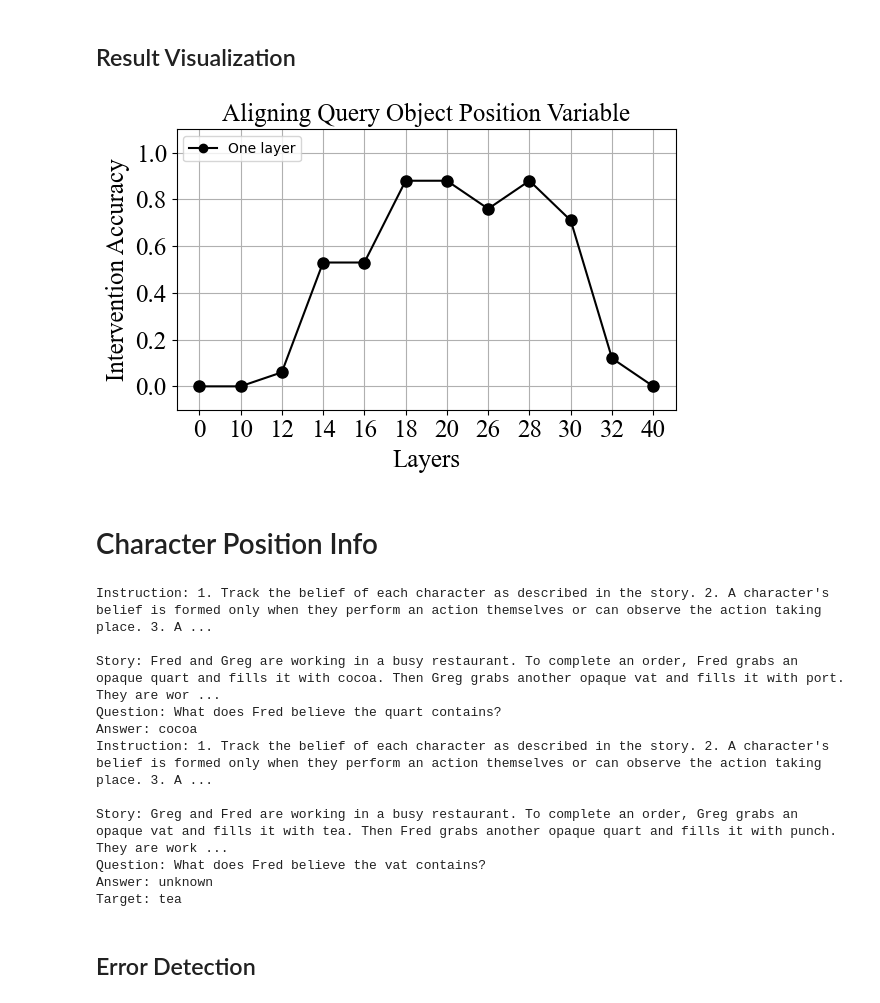
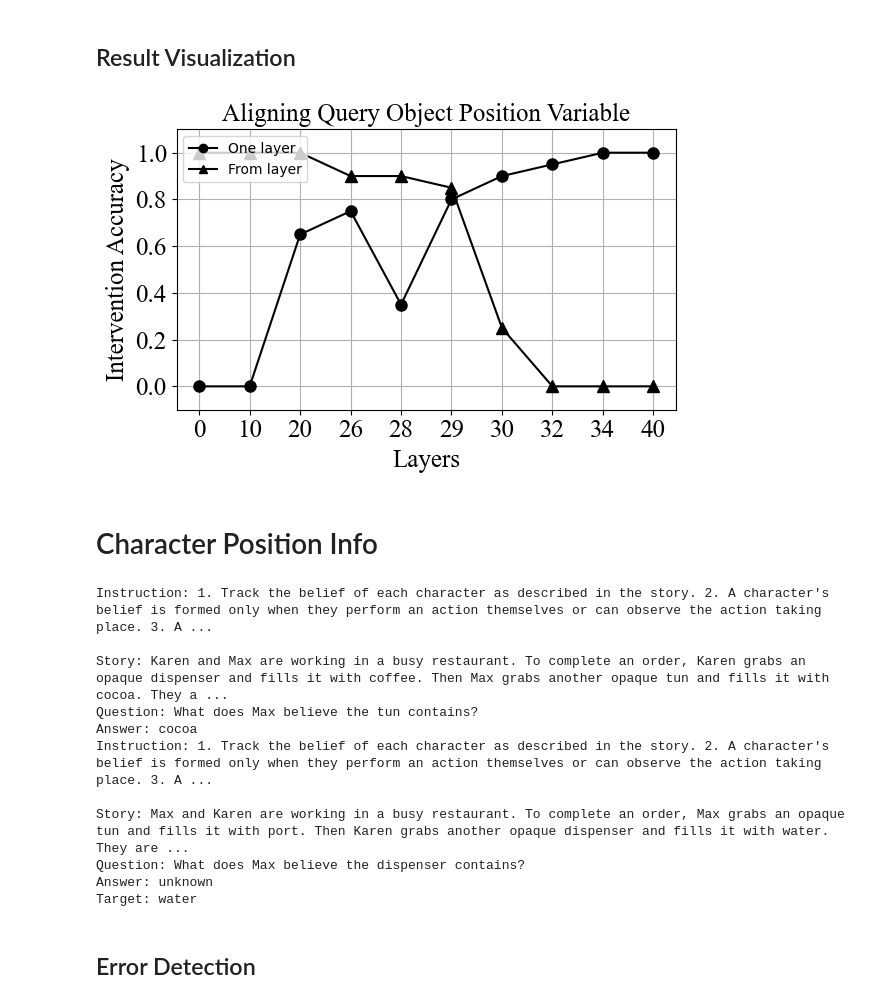
Before and after one commit to umango101/belief_tracking, a Jupyter notebook: notebooks/initial_worldstate_belief_ques.ipynb, the cells around one changed output. Saved outputs shown, nothing was run; the diff lists cells and outputs as text; code cells hidden in the pictures.

Commit message:
Belief mechanism with first object

```diff
--- a/notebooks/initial_worldstate_belief_ques.ipynb
+++ b/notebooks/initial_worldstate_belief_ques.ipynb
@@ -554,6 +546,9 @@ plot_data = {
     "y_label": "Intervention Accuracy",
 }
 
-all_characters = list(set(dataset[idx]['clean_characters'] + dataset[idx]['corrupt_characters']))
-all_objects = list(set(dataset[idx]['clean_objects'] + dataset[idx]['corrupt_objects']))
-all_states = list(set(dataset[idx]['clean_states'] + dataset[idx]['corrupt_states']))
+characters = list(set(dataset[idx]['clean_characters'] + dataset[idx]['corrupt_characters']))
+objects = list(set(dataset[idx]['clean_objects'] + dataset[idx]['corrupt_objects']))
+states = list(set(dataset[idx]['clean_states'] + dataset[idx]['corrupt_states']))
+
+generator = StoryGenerator(characters=characters, objects=objects, states=states, stories=stories, target=dataset[idx]['target'], arrows=arrows, plot_data=plot_data)
+generator.save_html(filename="../plots/belief_exps/second_obj/pos_trans.html")
@@ -872,4 +862,4 @@ KeyboardInterrupt:
 # %%
-accs_query_obj = dict(sorted(accs_query_obj.items()))
-accs_query_obj
+accs_query_obj_from_layer = dict(sorted(accs_query_obj_from_layer.items()))
+accs_query_obj_from_layer
 # %% [output]
@@ -887 +875,4 @@ accs_query_obj
  40: 0.0}
+# %%
+accs_query_obj_upto_layer = dict(sorted(accs_query_obj_upto_layer.items()))
+accs_query_obj_upto_layer
@@ -890,35 +892,36 @@ accs_query_obj
 # %%
 stories = [
     {
         "story": dataset[0]["corrupt_story"],
         "question": dataset[0]["corrupt_question"],
         "answer": dataset[0]["corrupt_ans"],
     },
     {
         "story": dataset[0]["clean_story"],
         "question": dataset[0]["clean_question"],
         "answer": dataset[0]["clean_ans"],
     }
 ]
 
 arrows = [{'start': token_pos_coords['e1_query_obj_belief'], 'end': token_pos_coords['e2_query_obj_belief'], 'color': 'red'}]
 
 plot_data = {
-    "labels": accs_query_obj.keys(),
-    "acc_one_layer": accs_query_obj.values(),
+    "labels": accs_query_obj_upto_layer.keys(),
+    "acc_one_layer": accs_query_obj_upto_layer.values(),
+    "acc_from_layer": accs_query_obj_from_layer.values(),
     "title": "Aligning Query Object Position Variable",
     "x_label": "Layers",
     "y_label": "Intervention Accuracy",
 }
 
 characters = list(set(dataset[0]['clean_characters'] + dataset[0]['corrupt_characters']))
 objects = list(set(dataset[0]['clean_objects'] + dataset[0]['corrupt_objects']))
 states = list(set(dataset[0]['clean_states'] + dataset[0]['corrupt_states']))
 
 generator = StoryGenerator(characters=characters, objects=objects, states=states, stories=stories, target=dataset[0]['corrupt_ans'], arrows=arrows, plot_data=plot_data)
-generator.save_html(filename="../plots/belief_exps/query_obj.html")
+generator.save_html(filename="../plots/belief_exps/second_obj/query_obj.html")
 # %% [output]
-[figure, old version]
+[figure, new version]
 # %% [markdown]
 # Character Position Info
 # %%
@@ -940,15 +943,15 @@ print(f"Target: {dataset[idx]['target']}")
 # %% [output]
 Instruction: 1. Track the belief of each character as described in the story. 2. A character's belief is formed only when they perform an action themselves or can observe the action taking place. 3. A ...
 
-Story: Fred and Greg are working in a busy restaurant. To complete an order, Fred grabs an opaque quart and fills it with cocoa. Then Greg grabs another opaque vat and fills it with port. They are wor ...
-Question: What does Fred believe the quart contains?
+Story: Karen and Max are working in a busy restaurant. To complete an order, Karen grabs an opaque dispenser and fills it with coffee. Then Max grabs another opaque tun and fills it with cocoa. They a ...
+Question: What does Max believe the tun contains?
 Answer: cocoa
 Instruction: 1. Track the belief of each character as described in the story. 2. A character's belief is formed only when they perform an action themselves or can observe the action taking place. 3. A ...
 
-Story: Greg and Fred are working in a busy restaurant. To complete an order, Greg grabs an opaque vat and fills it with tea. Then Fred grabs another opaque quart and fills it with punch. They are work ...
-Question: What does Fred believe the vat contains?
+Story: Max and Karen are working in a busy restaurant. To complete an order, Max grabs an opaque tun and fills it with port. Then Karen grabs another opaque dispenser and fills it with water. They are ...
+Question: What does Max believe the dispenser contains?
 Answer: unknown
-Target: tea
+Target: water
 # %% [markdown]
 ## Error Detection
 # %%
```
Also changed, not shown: parts of 31 cells of this notebook, 21 other files.
